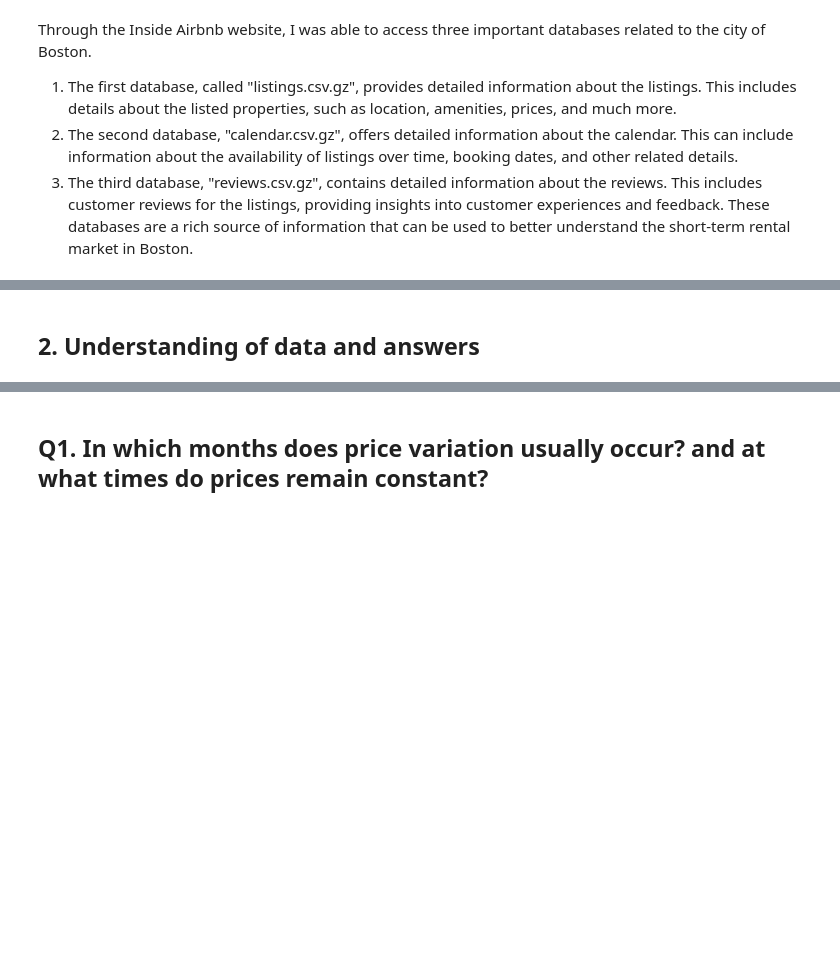
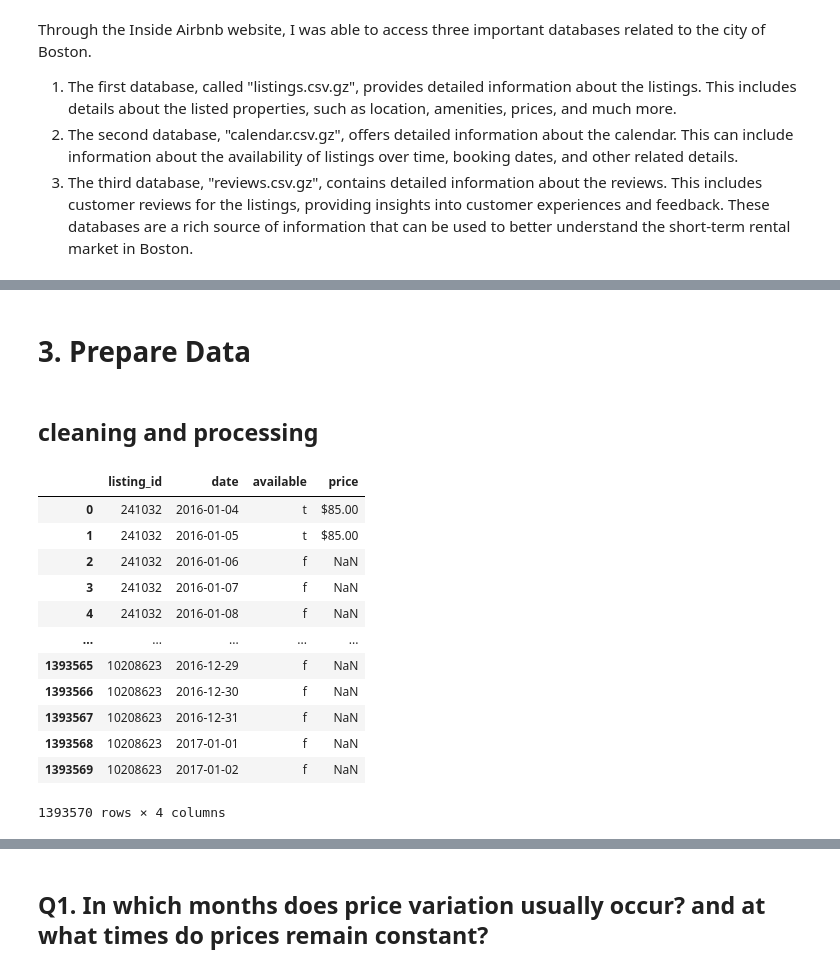
Before and after one commit to Natalia-oli/Airbnb_analysis_and_modeling, a Jupyter notebook: airbnb_analysis_and_modeling.ipynb, the cells around one changed output, grey strips where cells are left out. Cells and saved outputs as stored; diff of their text form; code cells hidden in the pictures; blank space fills up the shorter version.

```diff
--- a/airbnb_analysis_and_modeling.ipynb
+++ b/airbnb_analysis_and_modeling.ipynb
@@ -30,6 +32,6 @@ Through the Inside Airbnb website, I was able to access three important database
 3. The third database, "reviews.csv.gz", contains detailed information about the reviews. This includes customer reviews for the listings, providing insights into customer experiences and feedback.
 These databases are a rich source of information that can be used to better understand the short-term rental market in Boston.
 # %%
-calender = pd.read_csv('dados-airbnb/calendar.csv')
-listings = pd.read_csv('dados-airbnb/listings.csv')
-reviews = pd.read_csv('dados-airbnb/reviews.csv')
+calender = pd.read_csv('~/projetos/dados-airbnb/calendar.csv')
+listings = pd.read_csv('~/projetos/dados-airbnb/listings.csv')
+reviews = pd.read_csv('~/projetos/dados-airbnb/reviews.csv')
@@ -36,3 +152,5 @@ reviews = pd.read_csv('dados-airbnb/reviews.csv')
+# %% [markdown]
+# 3. Prepare Data
 # %% [markdown]
-## 2. Understanding of data and answers
+## cleaning and processing
 # %%
@@ -43,6 +163,22 @@ calender = calender.dropna(subset=['price'])
 calender['price'] = calender['price'].replace({'\$': '', ',': ''}, regex=True)
 calender['price'] = pd.to_numeric(calender['price'])
 calender['price'] = calender['price'].round(2)
+# %%
+calender
+# %% [output]
+|  | listing_id | date | available | price |
+| 0 | 241032 | 2016-01-04 | t | $85.00 |
+| 1 | 241032 | 2016-01-05 | t | $85.00 |
+| 2 | 241032 | 2016-01-06 | f | NaN |
+| 3 | 241032 | 2016-01-07 | f | NaN |
+| 4 | 241032 | 2016-01-08 | f | NaN |
+| ... | ... | ... | ... | ... |
+| 1393565 | 10208623 | 2016-12-29 | f | NaN |
+| 1393566 | 10208623 | 2016-12-30 | f | NaN |
+| 1393567 | 10208623 | 2016-12-31 | f | NaN |
+| 1393568 | 10208623 | 2017-01-01 | f | NaN |
+| 1393569 | 10208623 | 2017-01-02 | f | NaN |
+1393570 rows × 4 columns
 # %%
 # creating a new column to record the year for each data entry
 calender['date'] = pd.to_datetime(calender['date'])
```
Also changed, not shown: parts of 30 cells of this notebook.
